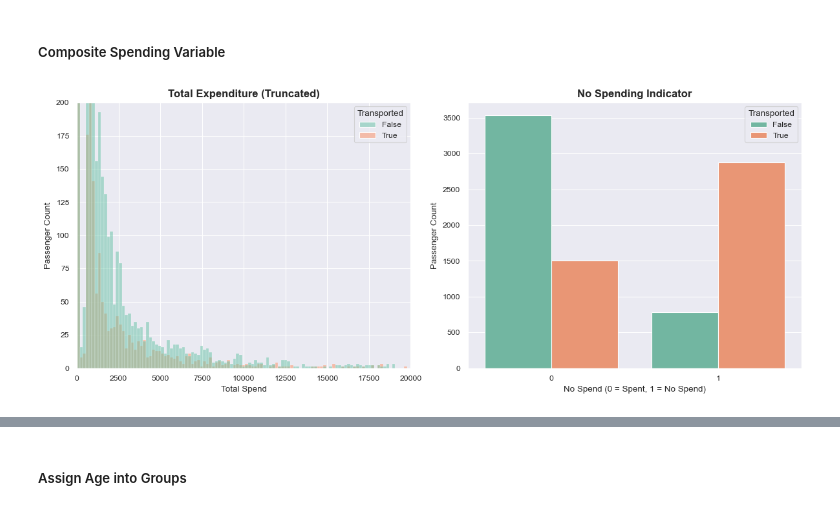
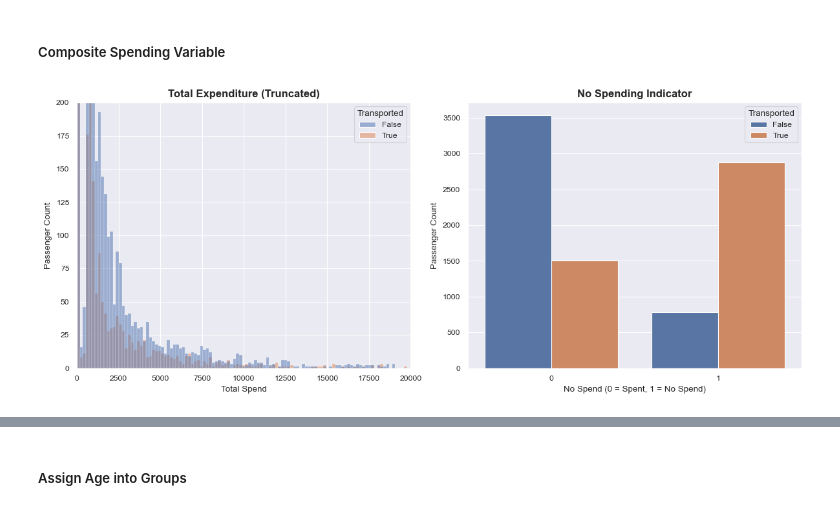
Before and after one commit to RMDS-GroupProject/spaceship_titanic, a Jupyter notebook: main_notebook.ipynb, the cells around one changed output, grey strips where cells are left out. Cells and saved outputs as stored; diff of their text form; code cells hidden in the pictures.

```diff
--- a/impute_missing_values.ipynb
+++ b/main_notebook.ipynb
@@ -759,35 +849,33 @@ fig, axes = plt.subplots(1, 2, figsize=(12, 5))
 # Left: Distribution of Total Spend
 sns.histplot(
     data=train_data,
     x='TotalSpend',
     hue='Transported',
     bins=200,
-    ax=axes[0],
-    palette='Set2'
+    ax=axes[0]
 )
 axes[0].set_title('Total Expenditure (Truncated)',
                   fontsize=12, fontweight="bold")
 axes[0].set_xlim(0, 20000)
 axes[0].set_ylim(0, 200)
 axes[0].set_xlabel("Total Spend")
 axes[0].set_ylabel("Passenger Count")
 
 # Right: Binary Spending Indicator
 sns.countplot(
     data=train_data,
     x='NoSpendFlag',
     hue='Transported',
-    ax=axes[1],
-    palette='Set2'
+    ax=axes[1]
 )
 axes[1].set_title('No Spending Indicator', fontsize=12, fontweight="bold")
 axes[1].set_xlabel("No Spend (0 = Spent, 1 = No Spend)")
 axes[1].set_ylabel("Passenger Count")
 
 plt.tight_layout()
 plt.savefig(os.path.join(image_save_path,
                          "Total Expenditure vs No spending indicator.png"),
             bbox_inches="tight")
 plt.show()
 # %% [output]
-[figure, old version]
+[figure, new version]
```
Also changed, not shown: parts of 20 cells of this notebook, 6 other files.
